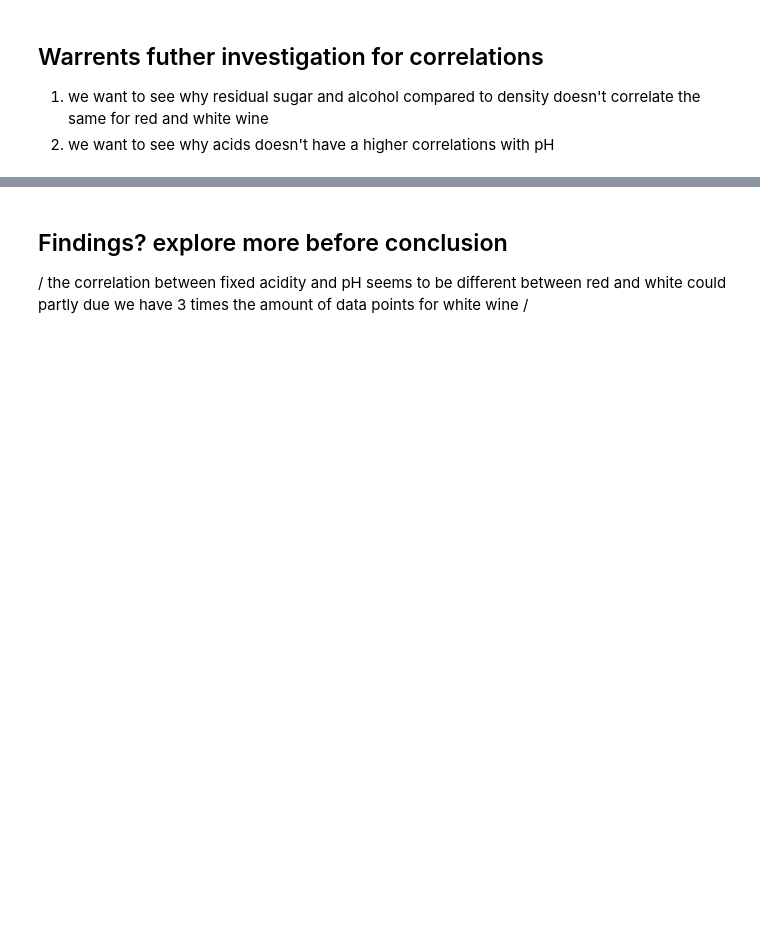
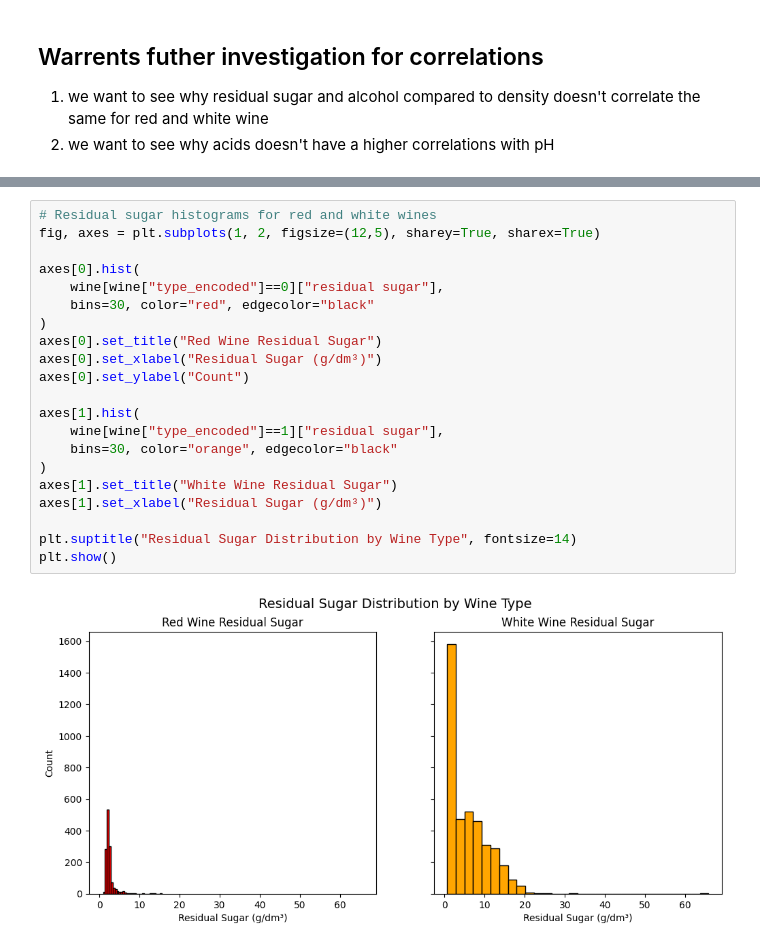
Before and after one commit to Gervig/Business-Intelligence, a Jupyter notebook: MP2/MP2.ipynb, the cells around one changed output, grey strips where cells are left out. Cells and saved outputs as stored; diff of their text form; blank space fills up the shorter version.

Commit message:
Explore density into mp2

```diff
--- a/MP2/MP2.ipynb
+++ b/MP2/MP2.ipynb
@@ -317,3 +620,23 @@ plt.show()
-# %% [markdown]
-## Findings? explore more before conclusion
-/ the correlation between fixed acidity and pH seems to be different between red and white could partly due we have 3 times the amount of data points for white wine /
+# %%
+# Residual sugar histograms for red and white wines
+fig, axes = plt.subplots(1, 2, figsize=(12,5), sharey=True, sharex=True)
+
+axes[0].hist(
+    wine[wine["type_encoded"]==0]["residual sugar"],
+    bins=30, color="red", edgecolor="black"
+)
+axes[0].set_title("Red Wine Residual Sugar")
+axes[0].set_xlabel("Residual Sugar (g/dm³)")
+axes[0].set_ylabel("Count")
+
+axes[1].hist(
+    wine[wine["type_encoded"]==1]["residual sugar"],
+    bins=30, color="orange", edgecolor="black"
+)
+axes[1].set_title("White Wine Residual Sugar")
+axes[1].set_xlabel("Residual Sugar (g/dm³)")
+
+plt.suptitle("Residual Sugar Distribution by Wine Type", fontsize=14)
+plt.show()
+# %% [output]
+[figure, added]
```
Also changed, not shown: parts of 50 cells of this notebook.
